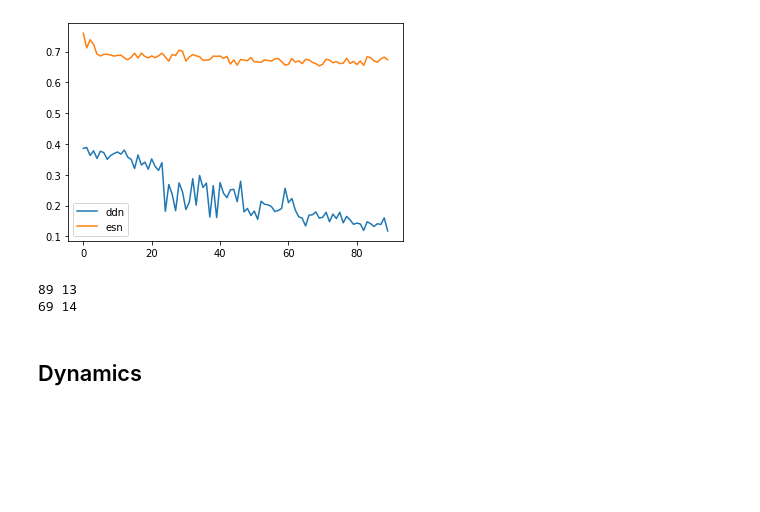
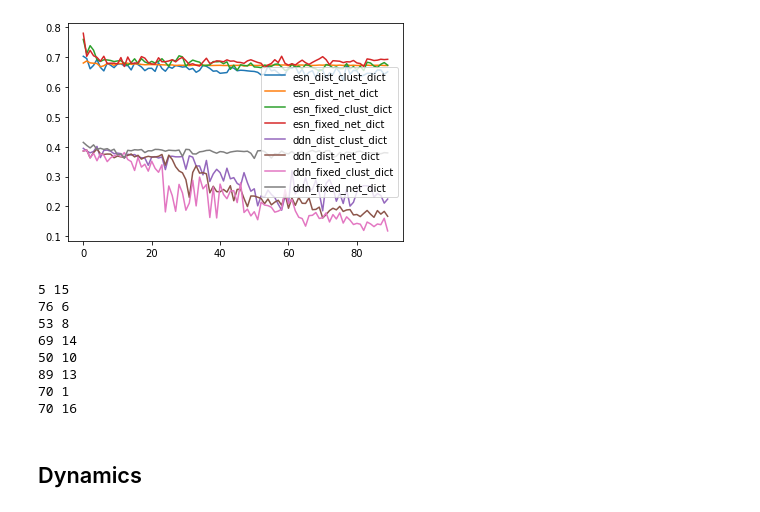
Before and after one commit to Nishant-codex/DDN-public, a Jupyter notebook: DDN_example.ipynb, the cells around one changed output. Drawn from its saved outputs; the diff is of its cells as text; code cells hidden in the pictures; blank space fills up the shorter version.

```diff
--- a/DDN_example.ipynb
+++ b/DDN_example.ipynb
@@ -257,22 +298,56 @@ def sample_best_net(dict, n, gen_max, multitask=False):
         best_nets.append(best_net)
     return best_nets
 # %%
+
 gen_max = 90
-val_scores_ddn = get_validation_throughout_evolution(ddn_dict, gen_max, multitask=False)
-val_scores_esn = get_validation_throughout_evolution(esn_dict, gen_max, multitask=False)
-plt.plot(val_scores_ddn,label ='ddn')
-plt.plot(val_scores_esn,label ='esn')
+# val_scores_ddn = get_validation_throughout_evolution(ddn_dict, gen_max, multitask=False)
+# val_scores_esn = get_validation_throughout_evolution(esn_dict, gen_max, multitask=False)
+
+
+val_scores_esn_dist_clust_dict =  get_validation_throughout_evolution(esn_dist_clust_dict   , gen_max, multitask=False)
+val_scores_esn_dist_net_dict =    get_validation_throughout_evolution(esn_dist_net_dict , gen_max, multitask=False)
+val_scores_esn_fixed_clust_dict = get_validation_throughout_evolution(esn_fixed_clust_dict   , gen_max, multitask=False)
+val_scores_esn_fixed_net_dict =   get_validation_throughout_evolution(esn_fixed_net_dict   , gen_max, multitask=False)
+val_scores_ddn_dist_clust_dict =  get_validation_throughout_evolution(ddn_dist_clust_dict   , gen_max, multitask=False)
+val_scores_ddn_dist_net_dict =    get_validation_throughout_evolution(ddn_dist_net_dict   , gen_max, multitask=False)
+val_scores_ddn_fixed_clust_dict = get_validation_throughout_evolution(ddn_fixed_clust_dict   , gen_max, multitask=False)
+val_scores_ddn_fixed_net_dict =   get_validation_throughout_evolution(ddn_fixed_net_dict   , gen_max, multitask=False)
+
+# plt.plot(val_scores_ddn,label ='ddn')
+# plt.plot(val_scores_esn,label ='esn')
+
+plt.plot(val_scores_esn_dist_clust_dict, label = 'esn_dist_clust_dict')
+plt.plot(val_scores_esn_dist_net_dict, label = 'esn_dist_net_dict')
+plt.plot(val_scores_esn_fixed_clust_dict, label = 'esn_fixed_clust_dict')
+plt.plot(val_scores_esn_fixed_net_dict, label = 'esn_fixed_net_dict')
+plt.plot(val_scores_ddn_dist_clust_dict, label = 'ddn_dist_clust_dict')
+plt.plot(val_scores_ddn_dist_net_dict, label = 'ddn_dist_net_dict')
+plt.plot(val_scores_ddn_fixed_clust_dict, label = 'ddn_fixed_clust_dict')
+plt.plot(val_scores_ddn_fixed_net_dict, label = 'ddn_fixed_net_dict')
+
 plt.legend()
 plt.show()
 # %% [output]
-[figure, old version]
+[figure, new version]
 # %%
 nr_of_nets = 10
-best_nets_ddns = sample_best_net(ddn_dict, nr_of_nets, gen_max, multitask=False)
-best_nets_esns = sample_best_net(esn_dict, nr_of_nets, gen_max, multitask=False)
+best_nets_esns_dist_clust_dict =  sample_best_net(esn_dist_net_dict, nr_of_nets, gen_max, multitask=False)
+best_nets_esns_dist_net_dict =    sample_best_net(esn_dist_clust_dict, nr_of_nets, gen_max, multitask=False)
+best_nets_esns_fixed_clust_dict = sample_best_net(esn_fixed_net_dict, nr_of_nets, gen_max, multitask=False)
+best_nets_esns_fixed_net_dict =   sample_best_net(esn_fixed_clust_dict, nr_of_nets, gen_max, multitask=False)
+best_nets_ddns_dist_clust_dict =  sample_best_net(ddn_fixed_net_dict, nr_of_nets, gen_max, multitask=False)
+best_nets_ddns_dist_net_dict =    sample_best_net(ddn_fixed_clust_dict, nr_of_nets, gen_max, multitask=False)
+best_nets_ddns_fixed_clust_dict = sample_best_net(ddn_dist_net_dict, nr_of_nets, gen_max, multitask=False)
+best_nets_ddns_fixed_net_dict =   sample_best_net(ddn_dist_clust_dict, nr_of_nets, gen_max, multitask=False)
 # %% [output]
+5 15
+76 6
+53 8
+69 14
+50 10
 89 13
-69 14
+70 1
+70 16
 # %% [markdown]
 ## Dynamics
 # %%
```
Also changed, not shown: parts of 18 cells of this notebook, 1 other file.
